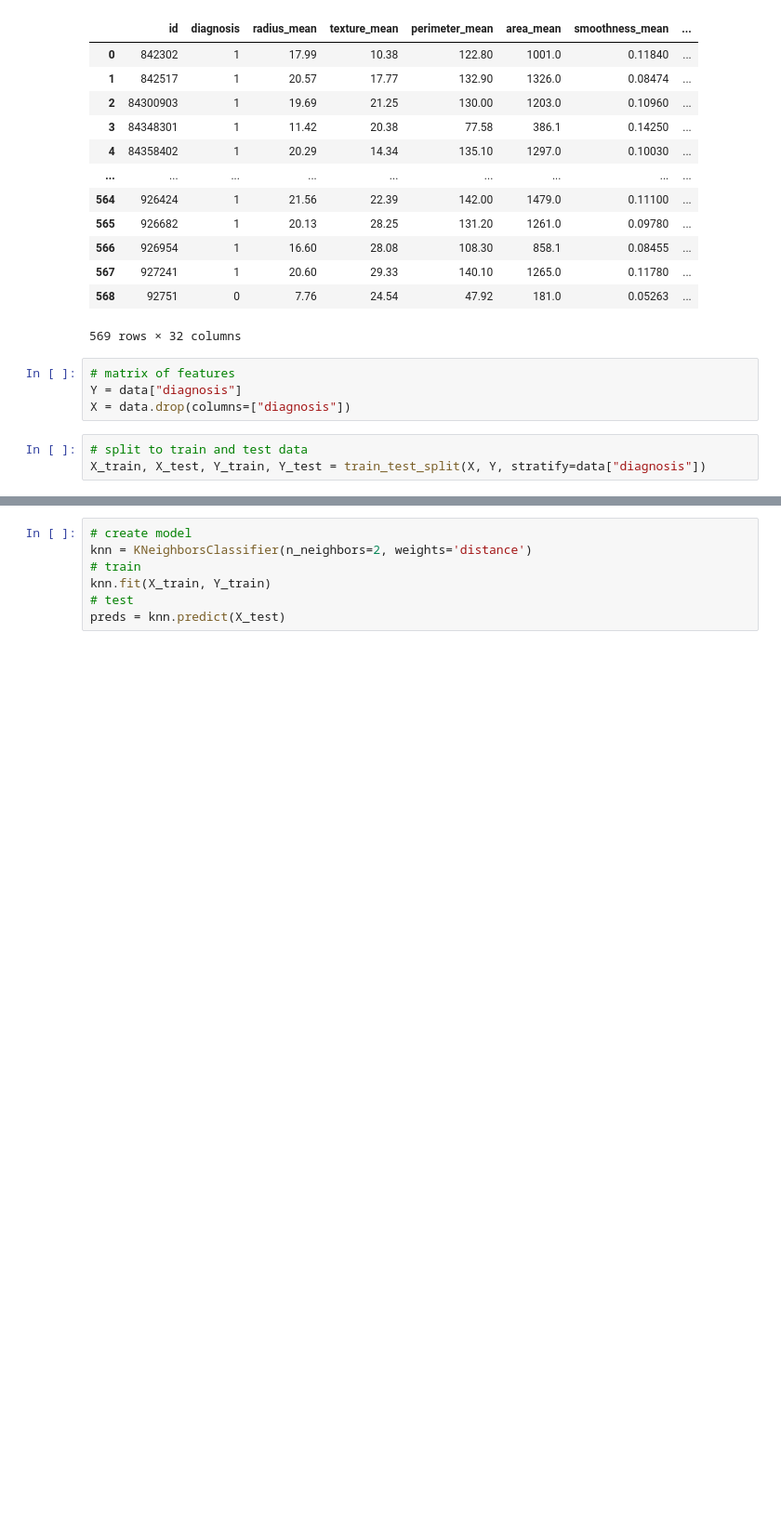
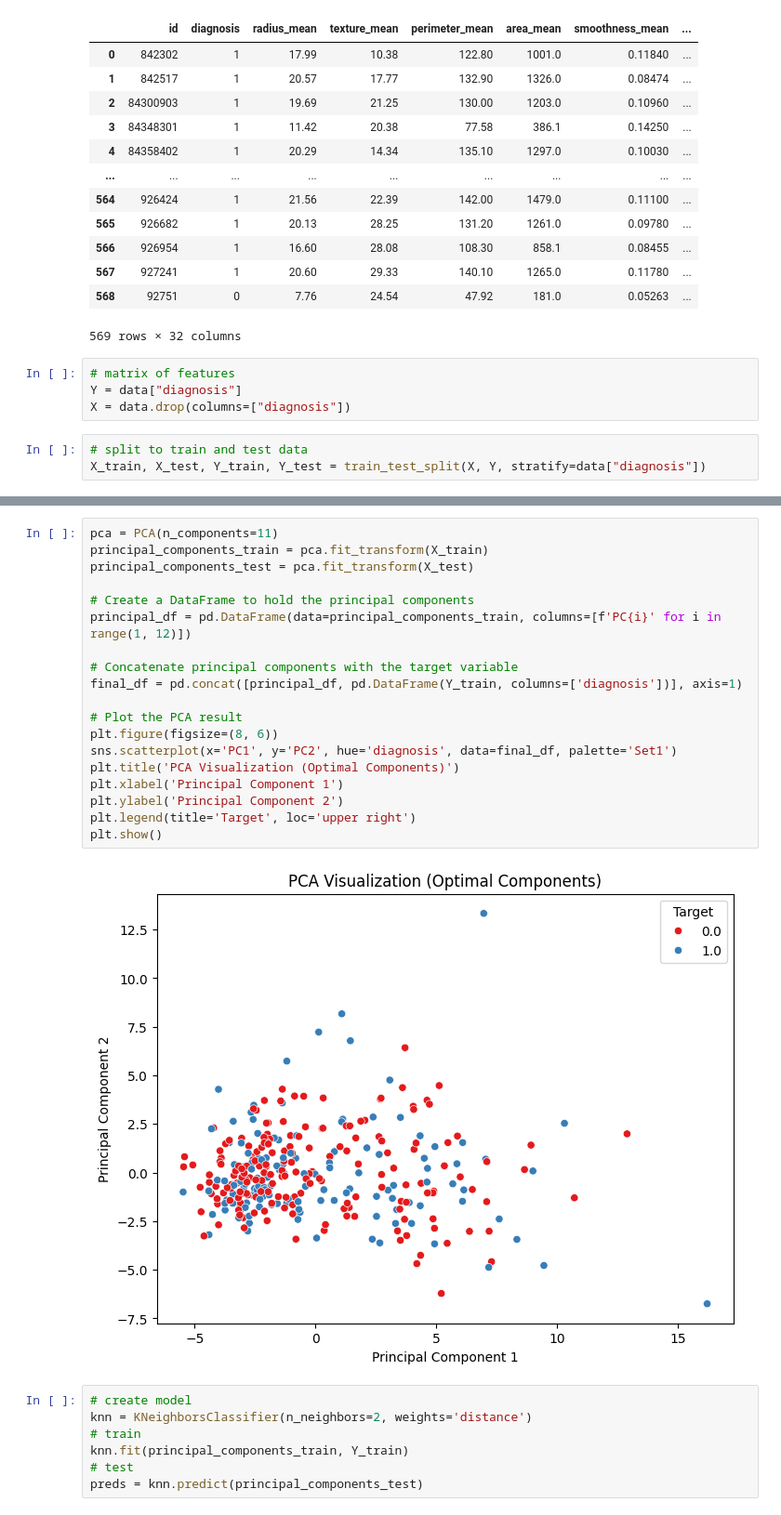
Before and after one commit to katarzynamichalskaa/Breast_Cancer_Diagnostic, a Jupyter notebook: Breast_Cancer_Diagnostic/breast_cancer_diagnostic.ipynb, the cells around one changed output, grey strips where cells are left out. Shown at 93% size. Cells and saved outputs as stored; diff of their text form; blank space fills up the shorter version.

Commit message:
increasing accuracy by reducing dimensions of input data

```diff
--- a/Breast_Cancer_Diagnostic/breast_cancer_diagnostic.ipynb
+++ b/Breast_Cancer_Diagnostic/breast_cancer_diagnostic.ipynb
@@ -71,10 +138,31 @@ X_train.shape
+# %%
+pca = PCA(n_components=11)
+principal_components_train = pca.fit_transform(X_train)
+principal_components_test = pca.fit_transform(X_test)
+
+# Create a DataFrame to hold the principal components
+principal_df = pd.DataFrame(data=principal_components_train, columns=[f'PC{i}' for i in range(1, 12)])
+
+# Concatenate principal components with the target variable
+final_df = pd.concat([principal_df, pd.DataFrame(Y_train, columns=['diagnosis'])], axis=1)
+
+# Plot the PCA result
+plt.figure(figsize=(8, 6))
+sns.scatterplot(x='PC1', y='PC2', hue='diagnosis', data=final_df, palette='Set1')
+plt.title('PCA Visualization (Optimal Components)')
+plt.xlabel('Principal Component 1')
+plt.ylabel('Principal Component 2')
+plt.legend(title='Target', loc='upper right')
+plt.show()
+# %% [output]
+[figure, added]
 # %%
 # create model
 knn = KNeighborsClassifier(n_neighbors=2, weights='distance')
 # train
-knn.fit(X_train, Y_train)
+knn.fit(principal_components_train, Y_train)
 # test
-preds = knn.predict(X_test)
+preds = knn.predict(principal_components_test)
 # %%
 conf_matrix = confusion_matrix(Y_test, preds)
 conf_matrix
```
Also changed, not shown: parts of 9 cells of this notebook.
